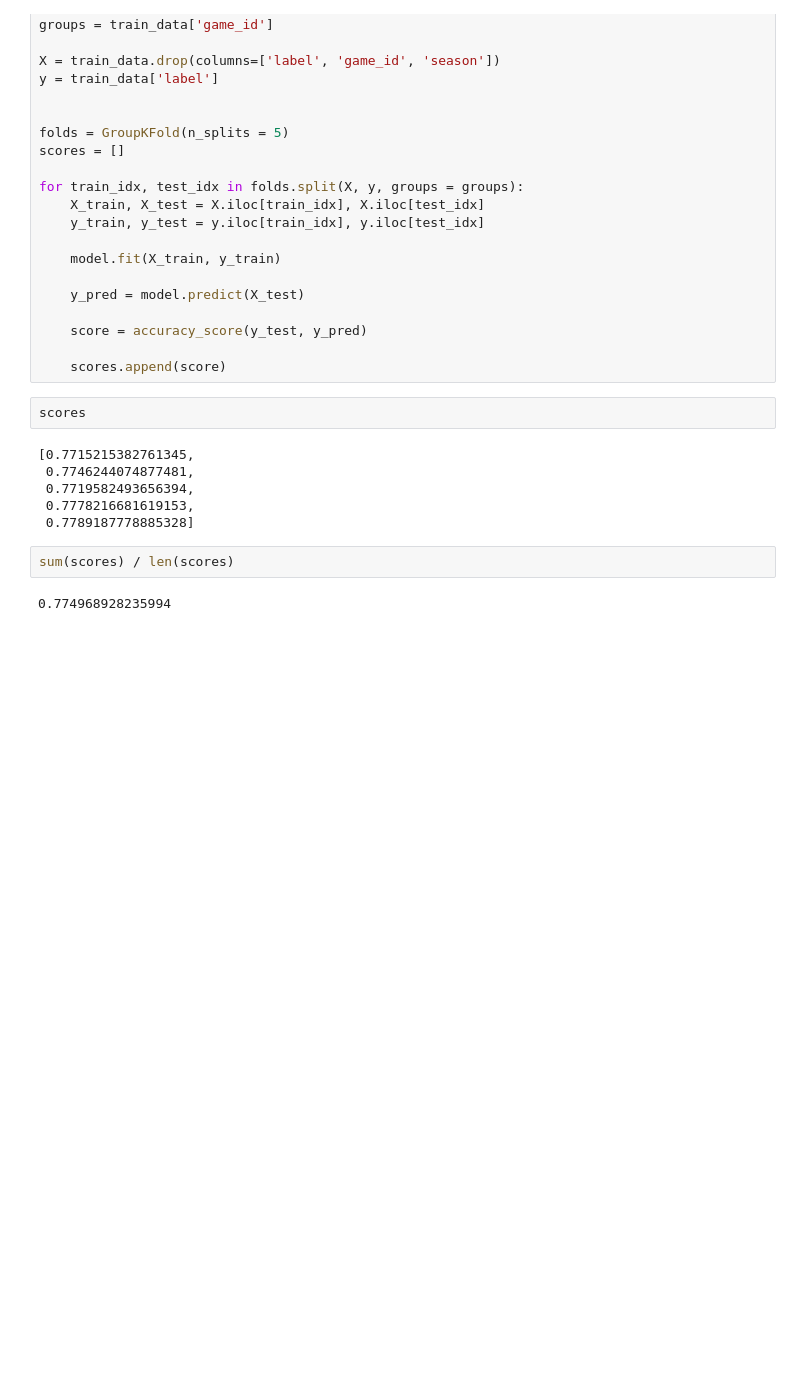
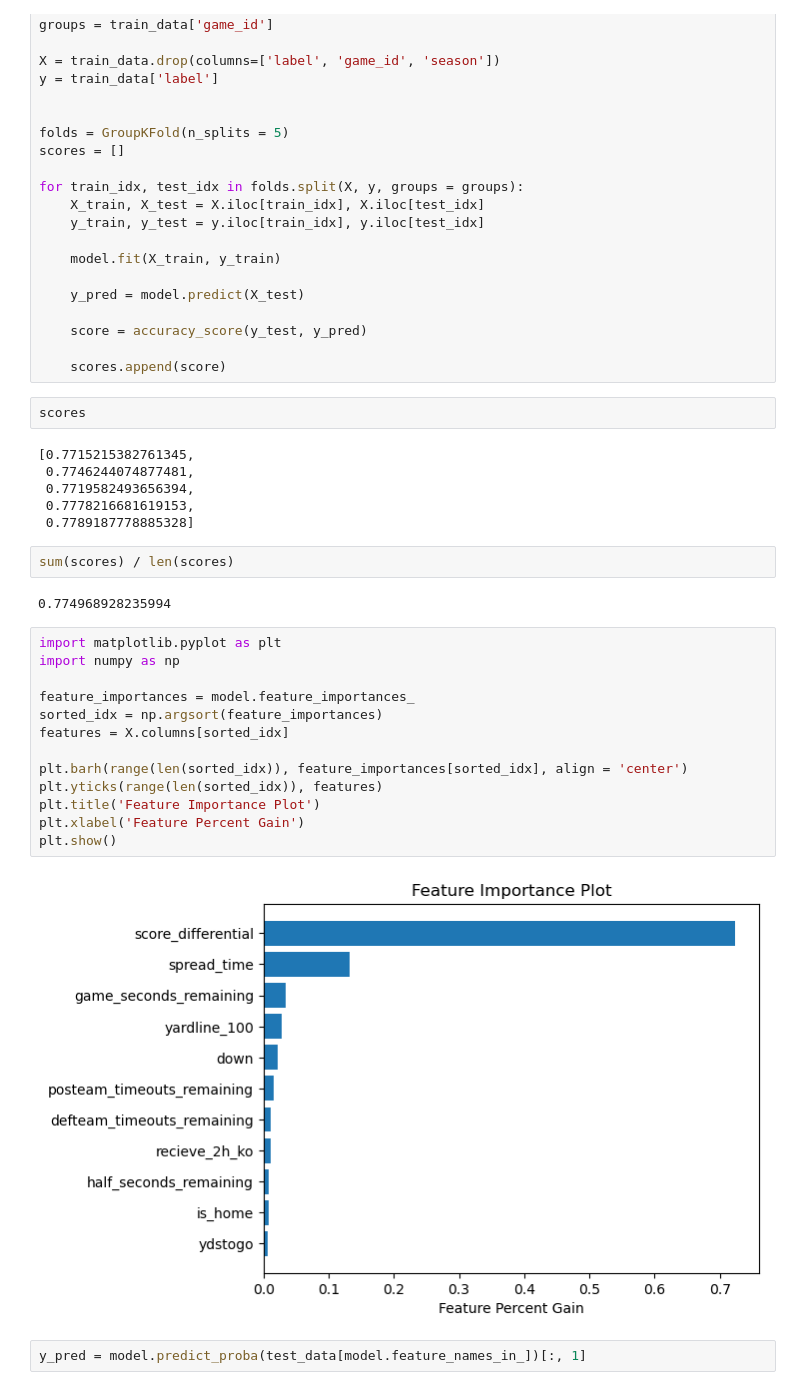
Before and after one commit to UNC-Charlotte-Sports-Analytics-Club/Coding-Lectures, a Jupyter notebook: Lecture-4-Fall-2024/NFL-Win-Probability.ipynb, the cells around one changed output. Drawn from its saved outputs; the diff is of its cells as text; blank space fills up the shorter version.

```diff
--- a/Lecture-4-Fall-2024/NFL-Win-Probability.ipynb
+++ b/Lecture-4-Fall-2024/NFL-Win-Probability.ipynb
@@ -168,3 +160,20 @@ scores
 sum(scores) / len(scores)
 # %% [output]
 0.774968928235994
+# %%
+import matplotlib.pyplot as plt
+import numpy as np
+
+feature_importances = model.feature_importances_
+sorted_idx = np.argsort(feature_importances)
+features = X.columns[sorted_idx]
+
+plt.barh(range(len(sorted_idx)), feature_importances[sorted_idx], align = 'center')
+plt.yticks(range(len(sorted_idx)), features)
+plt.title('Feature Importance Plot')
+plt.xlabel('Feature Percent Gain')
+plt.show()
+# %% [output]
+[figure, added]
+# %%
+y_pred = model.predict_proba(test_data[model.feature_names_in_])[:, 1]
```
Also changed, not shown: parts of 6 cells of this notebook.
